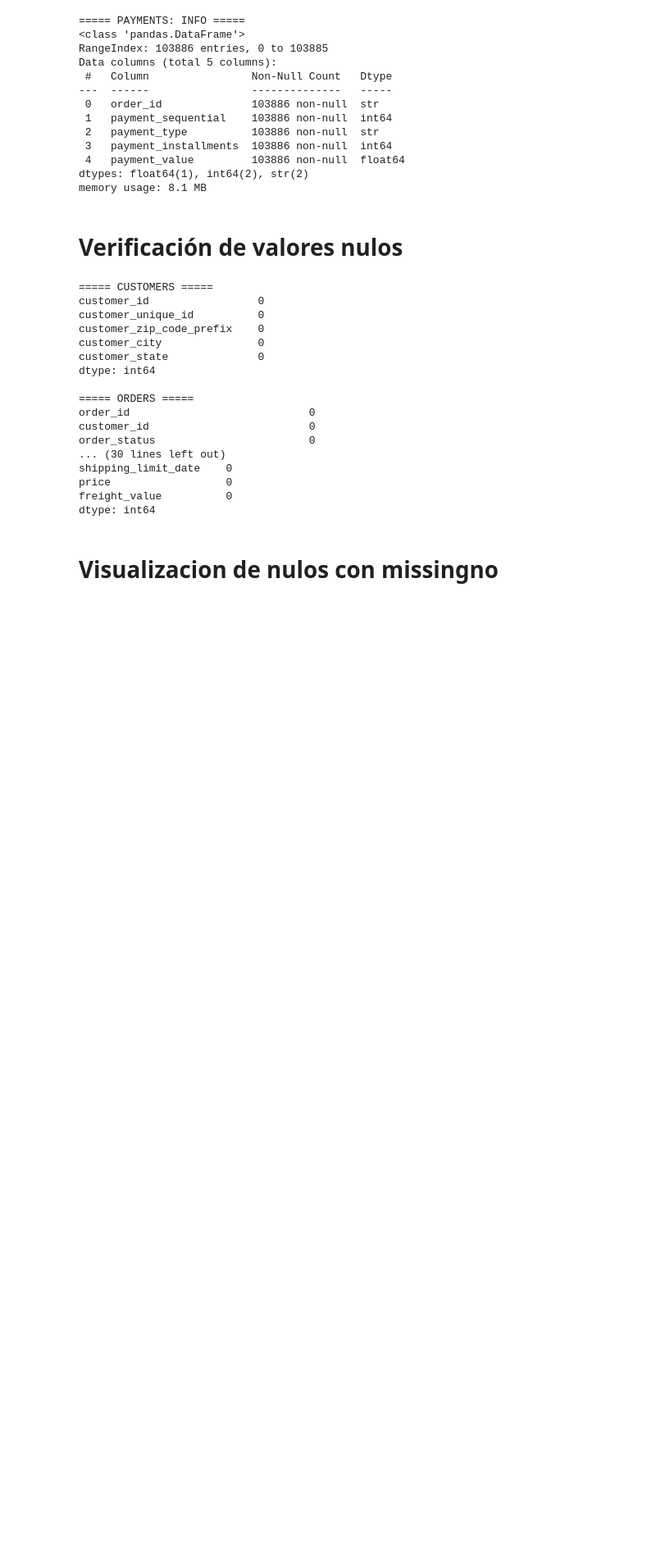
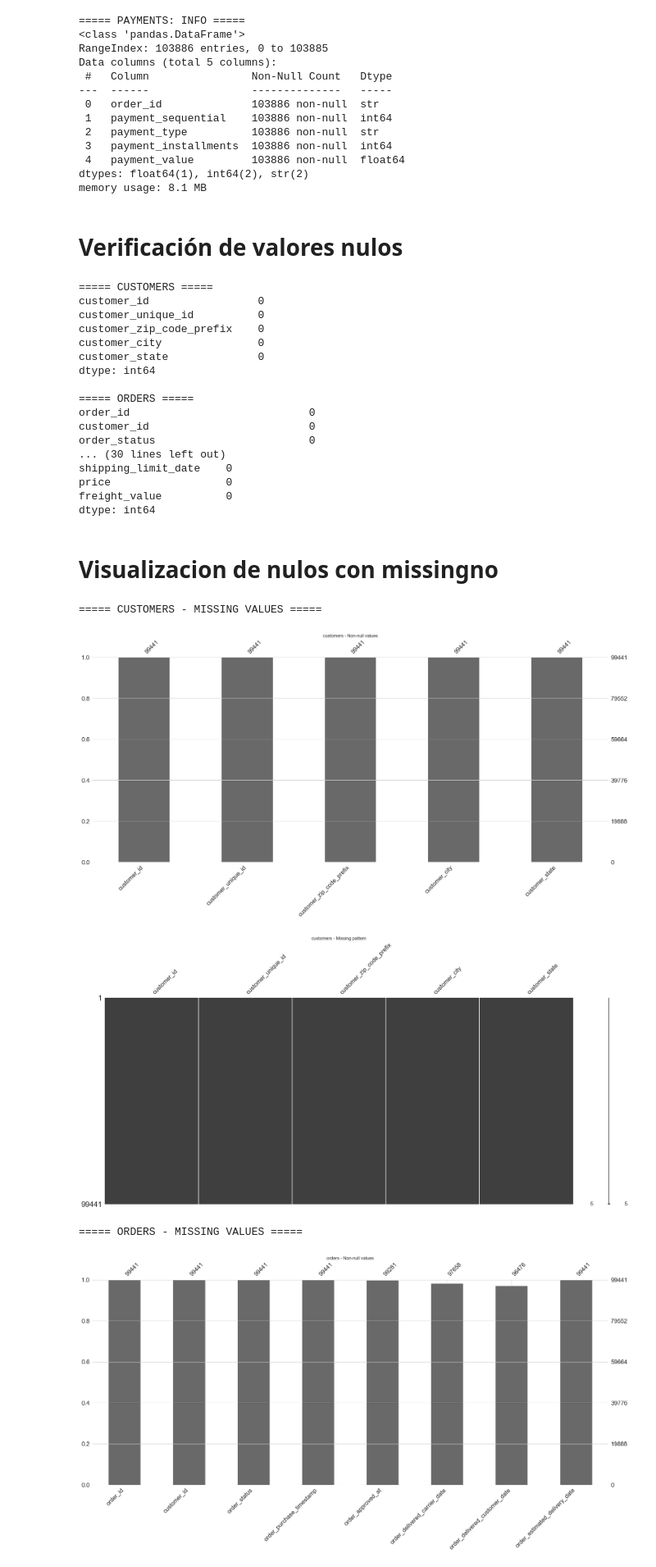
Before and after one commit to gastonnina/miadas_mod_13_scrum, a Jupyter notebook: notebooks/sprint_01_eda/01_eda_premium_customers.ipynb, the cells around one changed output. Shown at 82% size. Cells and saved outputs as stored; diff of their text form; code cells hidden in the pictures; blank space fills up the shorter version.

```diff
--- a/notebooks/sprint_01_eda/01_eda_premium_customers.ipynb
+++ b/notebooks/sprint_01_eda/01_eda_premium_customers.ipynb
@@ -143,18 +143,18 @@ dtype: int64
 # %%
 import missingno as msno
 
-target_datasets = {
-    "orders": orders,
-    "reviews": reviews,
-    "order_items": order_items,
-}
-
-for name, df in target_datasets.items():
+for name, df in datasets.items():
     print(f"\n===== {name.upper()} - MISSING VALUES =====")
     msno.bar(df)
     plt.title(f"{name} - Non-null values")
     plt.show()
 
     msno.matrix(df)
     plt.title(f"{name} - Missing pattern")
     plt.show()
+# %% [output]
+===== CUSTOMERS - MISSING VALUES =====
+[figure, added]
+[figure, added]
+===== ORDERS - MISSING VALUES =====
+[figure, added]
```
Also changed, not shown: parts of 1 cell of this notebook.
